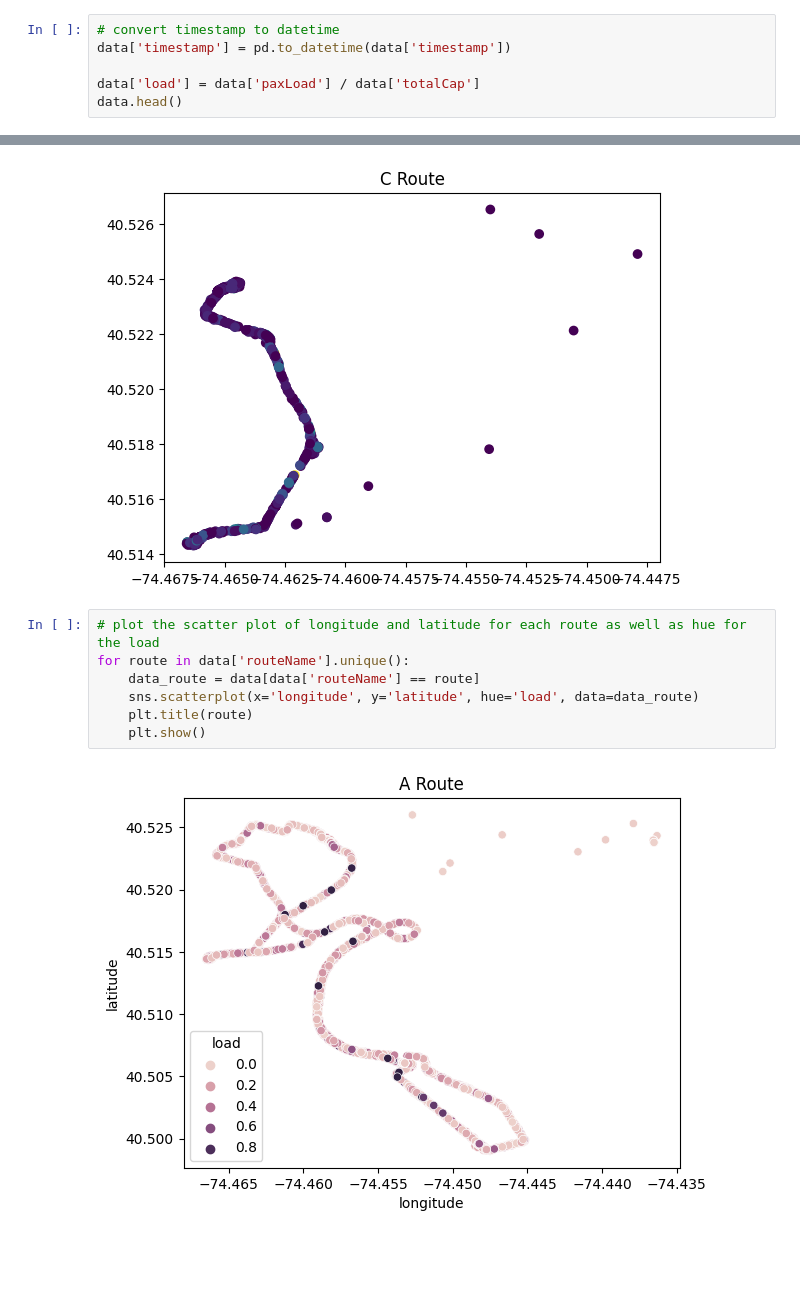
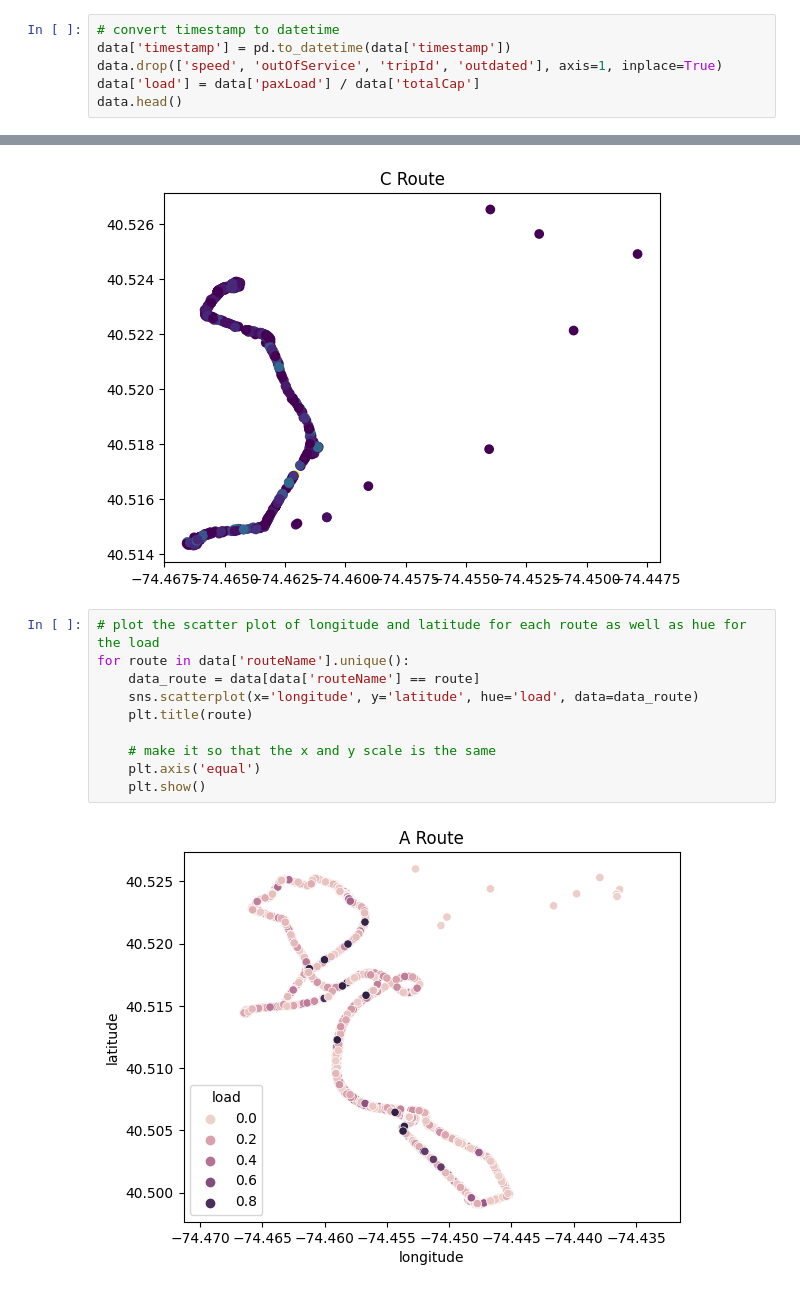
Before and after one commit to AkeBoss-tech/RutgersBusAnalysis, a Jupyter notebook: analyze.ipynb, the cells around one changed output, grey strips where cells are left out. Drawn from its saved outputs; the diff is of its cells as text; blank space fills up the shorter version.

```diff
--- a/analyze.ipynb
+++ b/analyze.ipynb
@@ -13,7 +17,7 @@ data.head()
 # %%
 # convert timestamp to datetime
 data['timestamp'] = pd.to_datetime(data['timestamp'])
-
+data.drop(['speed', 'outOfService', 'tripId', 'outdated'], axis=1, inplace=True)
 data['load'] = data['paxLoad'] / data['totalCap']
 data.head()
 # %% [output]
@@ -138,9 +139,12 @@ for route in data['routeName'].unique():
 # %%
 # plot the scatter plot of longitude and latitude for each route as well as hue for the load
 for route in data['routeName'].unique():
     data_route = data[data['routeName'] == route]
     sns.scatterplot(x='longitude', y='latitude', hue='load', data=data_route)
     plt.title(route)
+
+    # make it so that the x and y scale is the same
+    plt.axis('equal')
     plt.show()
 # %% [output]
-[figure, old version]
+[figure, new version]
```
Also changed, not shown: parts of 8 cells of this notebook, 11 other files.
